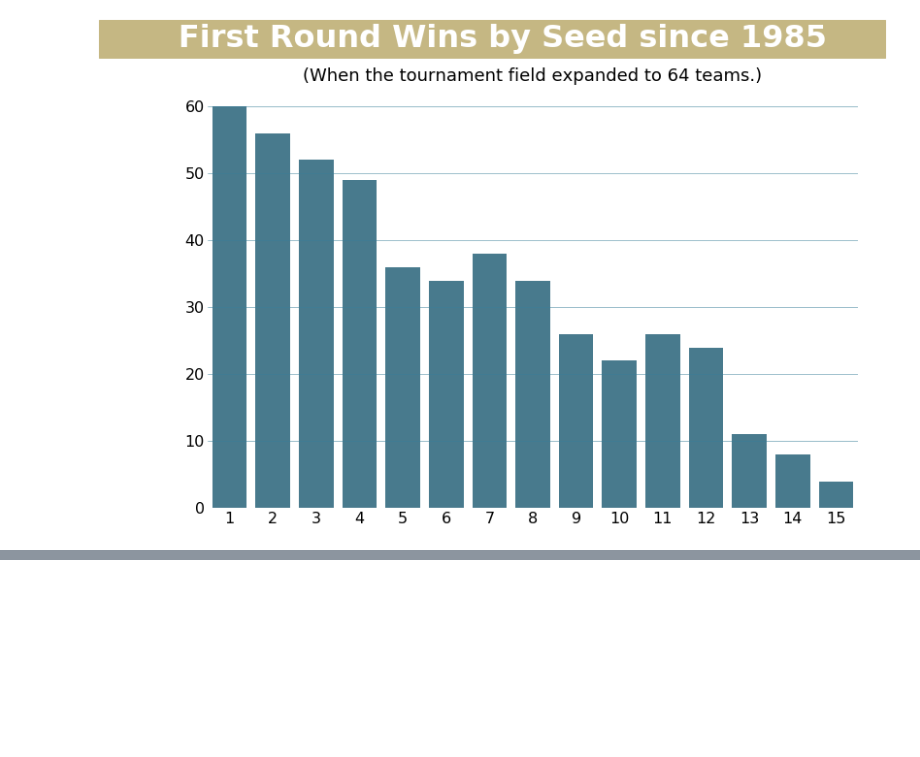
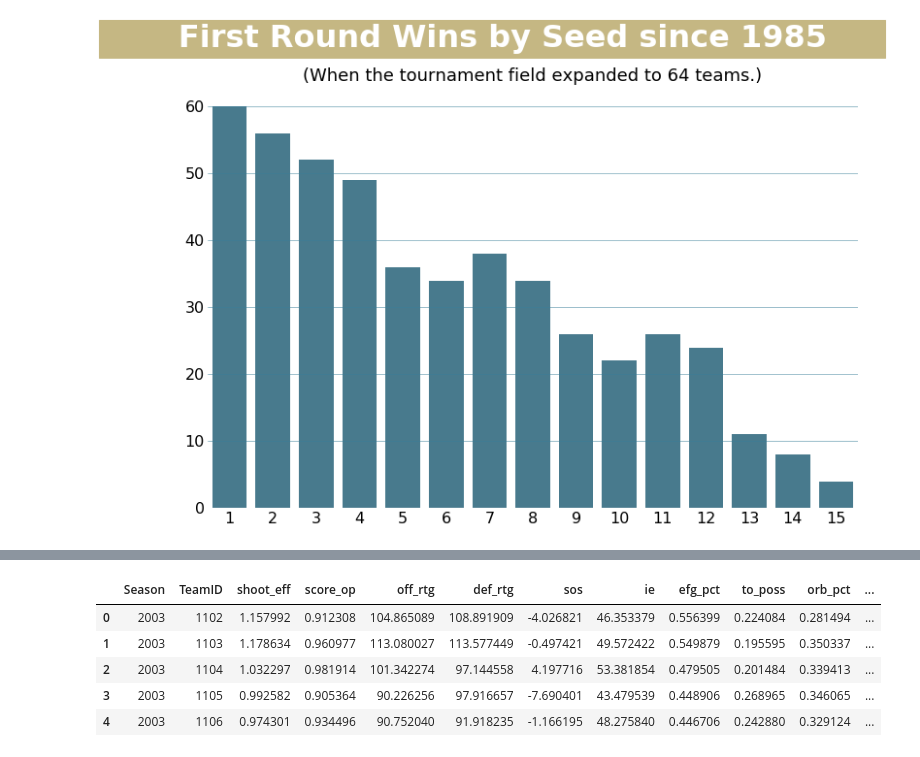
Before and after one commit to mjmcfalls/udacity-machine-learning, a Jupyter notebook: projects/capstone/Capstone-Notebook-Working.ipynb, the cells around one changed output, grey strips where cells are left out. Drawn from its saved outputs; the diff is of its cells as text; code cells hidden in the pictures; blank space fills up the shorter version.

```diff
--- a/projects/capstone/Capstone-Notebook-Working.ipynb
+++ b/projects/capstone/Capstone-Notebook-Working.ipynb
@@ -477,0 +482,11 @@ https://www.kaggle.com/humburgc/history-eda-machine-learning-march-madness
+# %%
+# Feature Modeling
+df_features = df_regularSeason_avgs[['Season', 'TeamID', 'shoot_eff', 'score_op', 'off_rtg', 'def_rtg', 'sos', 'ie', 'efg_pct', 'to_poss', 'orb_pct', 'ft_rate', 'reb_pct', 'drb_pct', 'ts_pct', 'ast_rtio', 'blk_pct', 'stl_pct']]
+df_features.head()
+# %% [output]
+|  | Season | TeamID | shoot_eff | score_op | off_rtg | def_rtg | sos | ie | efg_pct | to_poss | orb_pct | ... |
+| 0 | 2003 | 1102 | 1.157992 | 0.912308 | 104.865089 | 108.891909 | -4.026821 | 46.353379 | 0.556399 | 0.224084 | 0.281494 | ... |
+| 1 | 2003 | 1103 | 1.178634 | 0.960977 | 113.080027 | 113.577449 | -0.497421 | 49.572422 | 0.549879 | 0.195595 | 0.350337 | ... |
+| 2 | 2003 | 1104 | 1.032297 | 0.981914 | 101.342274 | 97.144558 | 4.197716 | 53.381854 | 0.479505 | 0.201484 | 0.339413 | ... |
+| 3 | 2003 | 1105 | 0.992582 | 0.905364 | 90.226256 | 97.916657 | -7.690401 | 43.479539 | 0.448906 | 0.268965 | 0.346065 | ... |
+| 4 | 2003 | 1106 | 0.974301 | 0.934496 | 90.752040 | 91.918235 | -1.166195 | 48.275840 | 0.446706 | 0.242880 | 0.329124 | ... |
```
Also changed, not shown: parts of 17 cells of this notebook.
